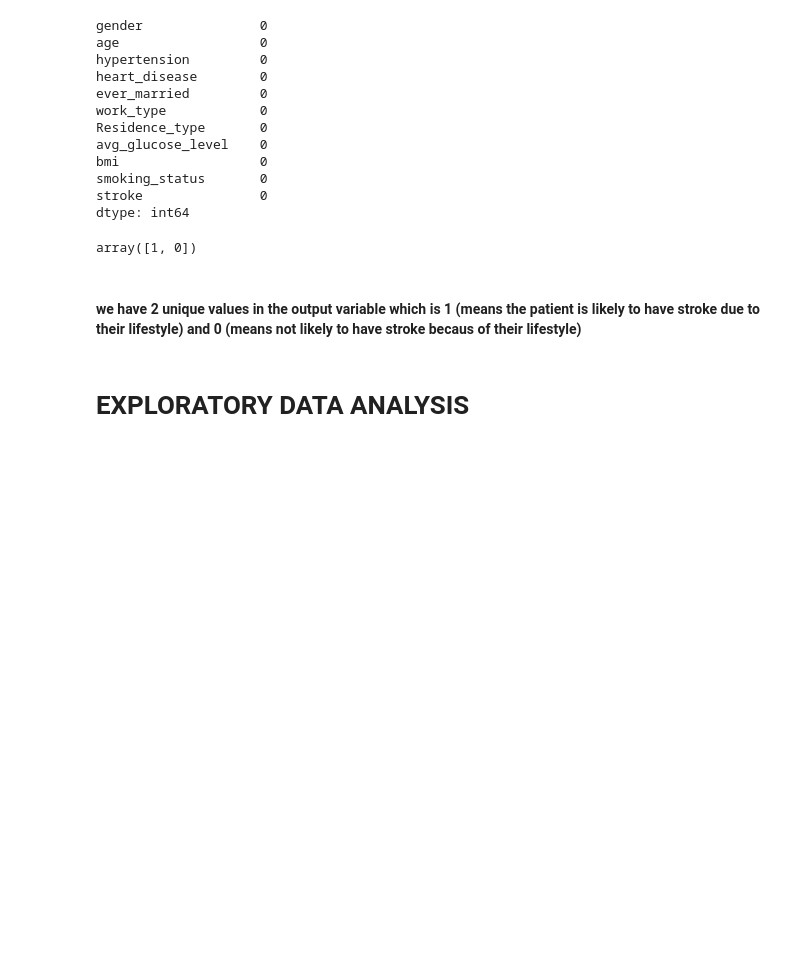
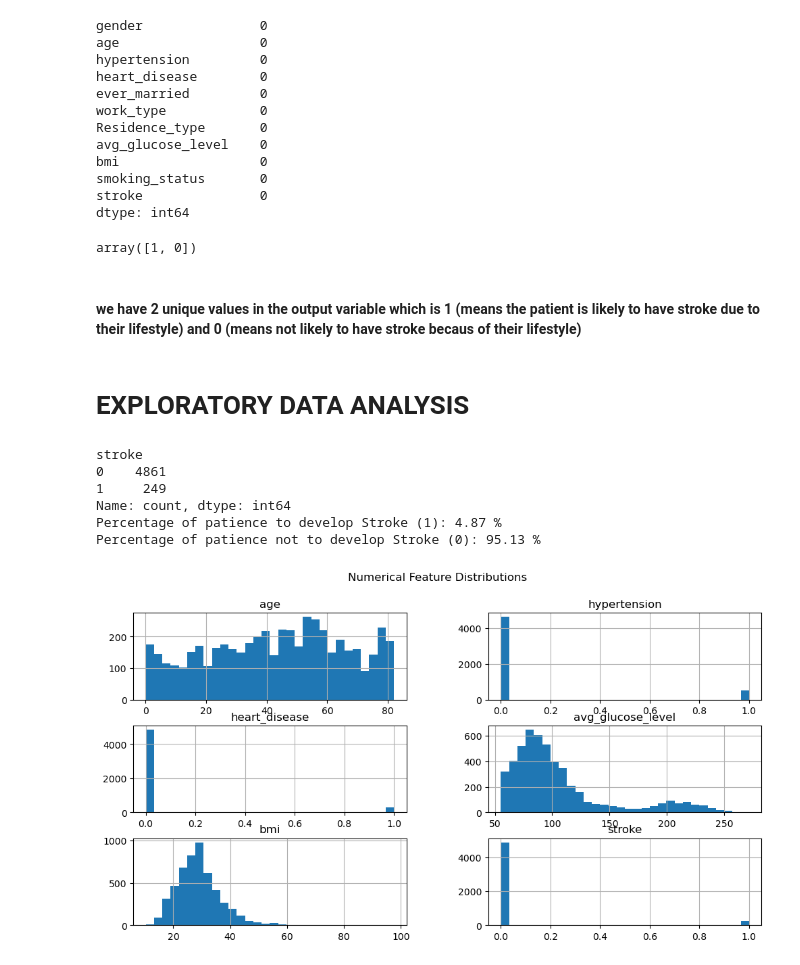
Before and after one commit to iamsermie/IDSS-ICA-2, a Jupyter notebook: stroke decision support system.ipynb, the cells around one changed output. Saved outputs shown, nothing was run; the diff lists cells and outputs as text; code cells hidden in the pictures; blank space fills up the shorter version.

```diff
--- a/stroke decision support system.ipynb
+++ b/stroke decision support system.ipynb
@@ -155,3 +153,23 @@ array([1, 0])
 #### we have 2 unique values in the output variable which is 1 (means the patient is likely to have stroke due to their lifestyle) and 0 (means not likely to have stroke becaus of their lifestyle)
 # %% [markdown]
 # EXPLORATORY DATA ANALYSIS
+# %%
+stroke = df['stroke'].value_counts()
+print(stroke)
+print("Percentage of patience to develop Stroke (1): "+str(round(stroke[1]*100/5110,2)) +" %")
+print("Percentage of patience not to develop Stroke (0): "+str(round(stroke[0]*100/5110,2))+ " %")
+# %% [output]
+stroke
+0    4861
+1     249
+Name: count, dtype: int64
+Percentage of patience to develop Stroke (1): 4.87 %
+Percentage of patience not to develop Stroke (0): 95.13 %
+# %%
+#Numerical Feature Distributions Plot
+num_cols = df.select_dtypes(include=np.number).columns
+df[num_cols].hist(figsize=(12,6), bins=30)
+plt.suptitle("Numerical Feature Distributions")
+plt.show()
+# %% [output]
+[figure, added]
```
Also changed, not shown: parts of 2 cells of this notebook.
